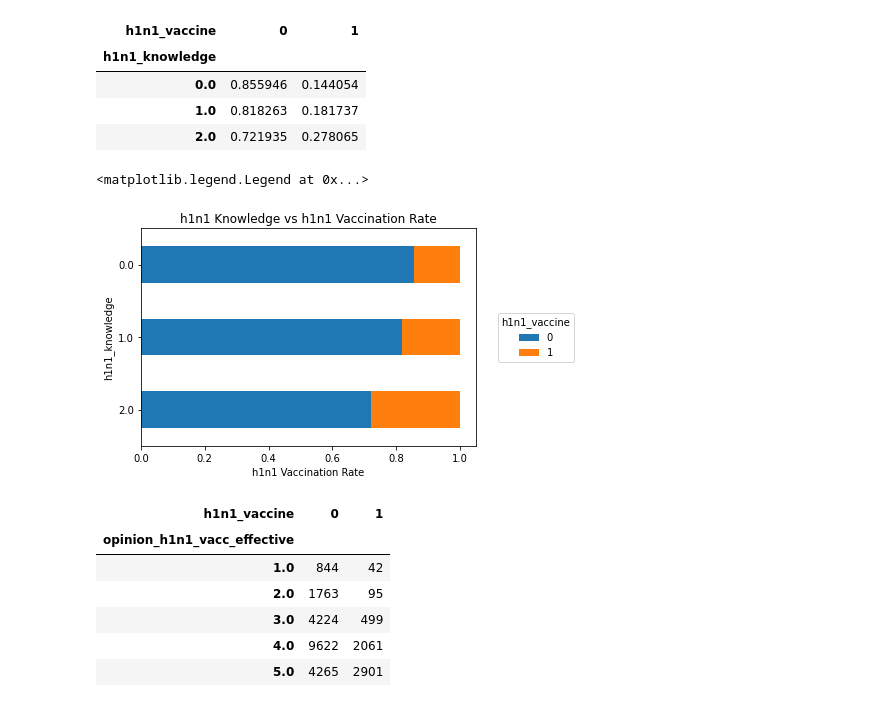
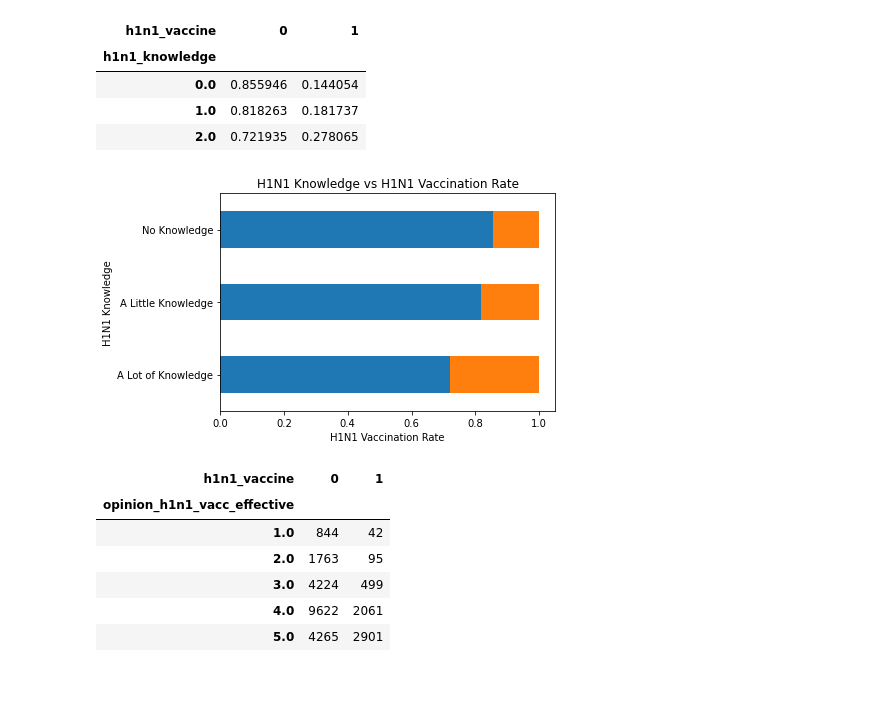
Before and after one commit to henryshin15/Phase_3_Project, a Jupyter notebook: Henry_notebook.ipynb, the cells around one changed output. Drawn from its saved outputs; the diff is of its cells as text; code cells hidden in the pictures.

```diff
--- a/Henry_notebook.ipynb
+++ b/Henry_notebook.ipynb
@@ -433,18 +447,24 @@ h1n1_knowledge_props
 | 1.0 | 0.818263 | 0.181737 |
 | 2.0 | 0.721935 | 0.278065 |
 # %%
+knowledge_levels = ["No Knowledge", "A Little Knowledge","A Lot of Knowledge"]
+
+
 ax = h1n1_knowledge_props.plot.barh(stacked=True)
+y_pos = np.arange(len(knowledge_levels))
+ax.set_yticks(y_pos, labels = knowledge_levels)
 ax.invert_yaxis()
-ax.set_title("h1n1 Knowledge vs h1n1 Vaccination Rate")
-ax.set_xlabel("h1n1 Vaccination Rate")
+ax.set_title("H1N1 Knowledge vs H1N1 Vaccination Rate")
+ax.set_xlabel("H1N1 Vaccination Rate")
+ax.set_ylabel("H1N1 Knowledge")
 ax.legend(
     loc='center left',
     bbox_to_anchor=(1.05, 0.5),
     title='h1n1_vaccine'
 )
+ax.legend_.remove()
 # %% [output]
-<matplotlib.legend.Legend at 0x...>
-[figure, old version]
+[figure, new version]
 # %%
 opinion_h1n1_vacc_effective_counts = (df[['opinion_h1n1_vacc_effective', 'h1n1_vaccine']]
               .groupby(['opinion_h1n1_vacc_effective', 'h1n1_vaccine'])
```
Also changed, not shown: parts of 4 cells of this notebook.
